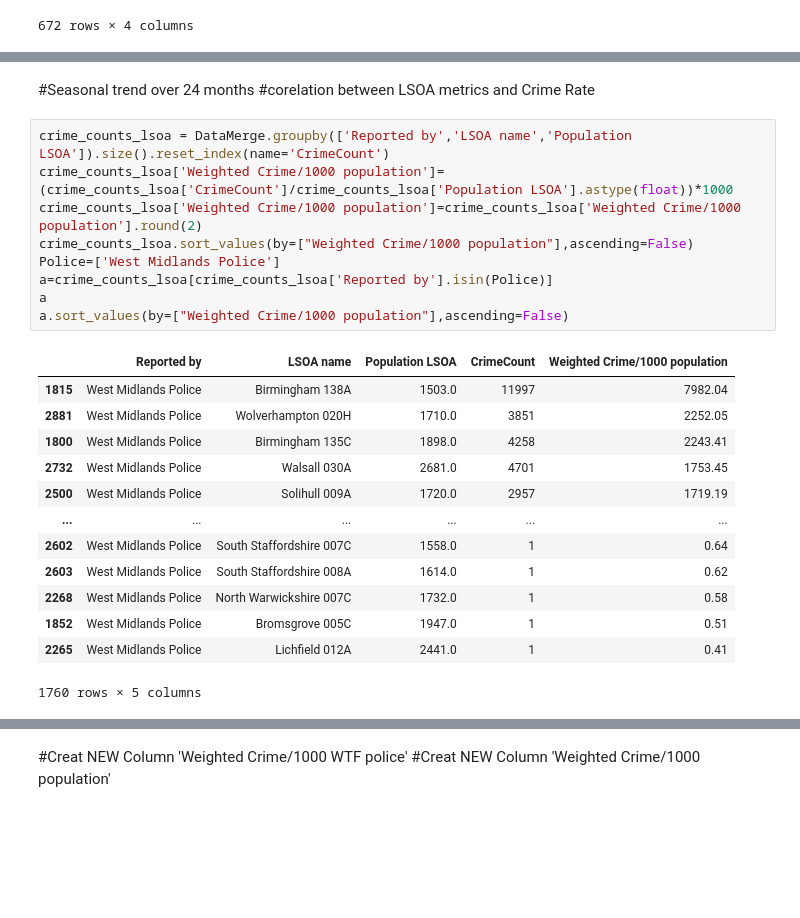
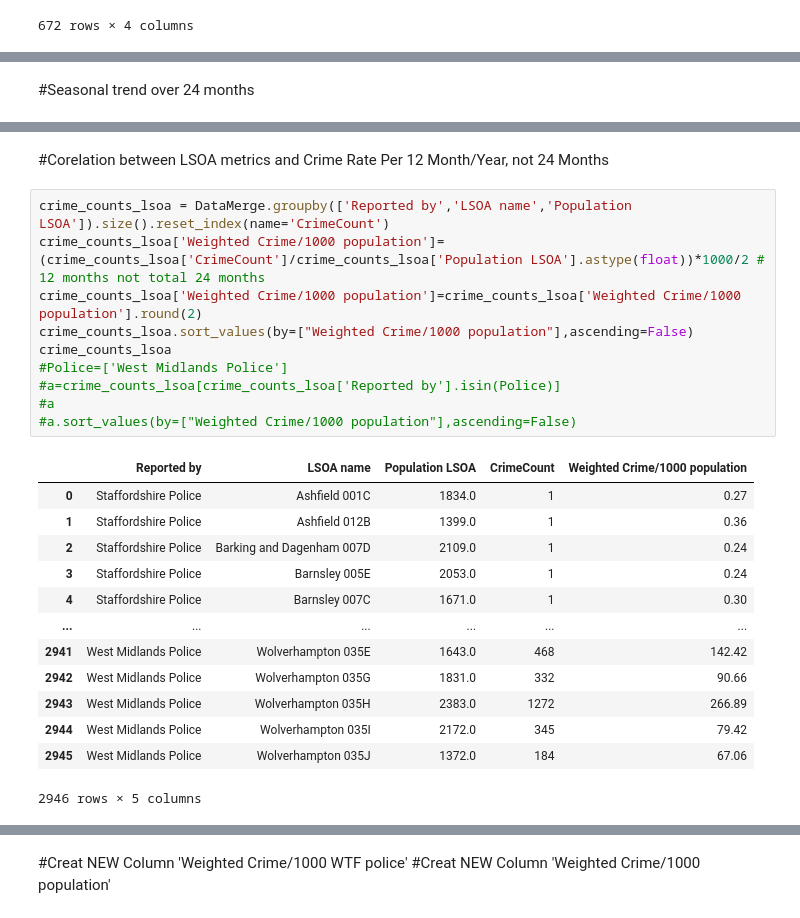
Before and after one commit to zhangwiki86-soton/L7---Data-Analysis-and-Visualisation, a Jupyter notebook: DRAFT Test Glob.ipynb, the cells around one changed output, grey strips where cells are left out. Saved outputs shown, nothing was run; the diff lists cells and outputs as text; blank space fills up the shorter version.

```diff
--- a/DRAFT Test Glob.ipynb
+++ b/DRAFT Test Glob.ipynb
@@ -503,6 +595,8 @@ crime_pipeline
 [interactive output not drawn]
 [interactive output not drawn]
 [interactive output not drawn]
+# %% [markdown]
+#Seasonal trend over 24 months
 # %%
 crime_plot=crime_pipeline.hvplot(x='Month', by='Crime type', y=yaxis_police, line_width=2, width=1000, height=500, title ="Crime over time")
 crime_plot
@@ -511,28 +605,28 @@ crime_plot
 [interactive output not drawn]
 [interactive output not drawn]
 # %% [markdown]
-#Seasonal trend over 24 months
-#corelation between LSOA metrics and Crime Rate
+#Corelation between LSOA metrics and Crime Rate Per 12 Month/Year, not 24 Months
 # %%
 crime_counts_lsoa = DataMerge.groupby(['Reported by','LSOA name','Population LSOA']).size().reset_index(name='CrimeCount')
-crime_counts_lsoa['Weighted Crime/1000 population']=(crime_counts_lsoa['CrimeCount']/crime_counts_lsoa['Population LSOA'].astype(float))*1000
+crime_counts_lsoa['Weighted Crime/1000 population']=(crime_counts_lsoa['CrimeCount']/crime_counts_lsoa['Population LSOA'].astype(float))*1000/2 # 12 months not total 24 months
 crime_counts_lsoa['Weighted Crime/1000 population']=crime_counts_lsoa['Weighted Crime/1000 population'].round(2)
 crime_counts_lsoa.sort_values(by=["Weighted Crime/1000 population"],ascending=False)
-Police=['West Midlands Police']
-a=crime_counts_lsoa[crime_counts_lsoa['Reported by'].isin(Police)]
-a
-a.sort_values(by=["Weighted Crime/1000 population"],ascending=False)
+crime_counts_lsoa
+#Police=['West Midlands Police']
+#a=crime_counts_lsoa[crime_counts_lsoa['Reported by'].isin(Police)]
+#a
+#a.sort_values(by=["Weighted Crime/1000 population"],ascending=False)
 # %% [output]
 |  | Reported by | LSOA name | Population LSOA | CrimeCount | Weighted Crime/1000 population |
-| 1815 | West Midlands Police | Birmingham 138A | 1503.0 | 11997 | 7982.04 |
-| 2881 | West Midlands Police | Wolverhampton 020H | 1710.0 | 3851 | 2252.05 |
-| 1800 | West Midlands Police | Birmingham 135C | 1898.0 | 4258 | 2243.41 |
-| 2732 | West Midlands Police | Walsall 030A | 2681.0 | 4701 | 1753.45 |
-| 2500 | West Midlands Police | Solihull 009A | 1720.0 | 2957 | 1719.19 |
+| 0 | Staffordshire Police | Ashfield 001C | 1834.0 | 1 | 0.27 |
+| 1 | Staffordshire Police | Ashfield 012B | 1399.0 | 1 | 0.36 |
+| 2 | Staffordshire Police | Barking and Dagenham 007D | 2109.0 | 1 | 0.24 |
+| 3 | Staffordshire Police | Barnsley 005E | 2053.0 | 1 | 0.24 |
+| 4 | Staffordshire Police | Barnsley 007C | 1671.0 | 1 | 0.30 |
 | ... | ... | ... | ... | ... | ... |
-| 2602 | West Midlands Police | South Staffordshire 007C | 1558.0 | 1 | 0.64 |
-| 2603 | West Midlands Police | South Staffordshire 008A | 1614.0 | 1 | 0.62 |
-| 2268 | West Midlands Police | North Warwickshire 007C | 1732.0 | 1 | 0.58 |
-| 1852 | West Midlands Police | Bromsgrove 005C | 1947.0 | 1 | 0.51 |
-| 2265 | West Midlands Police | Lichfield 012A | 2441.0 | 1 | 0.41 |
+| 2941 | West Midlands Police | Wolverhampton 035E | 1643.0 | 468 | 142.42 |
+| 2942 | West Midlands Police | Wolverhampton 035G | 1831.0 | 332 | 90.66 |
+| 2943 | West Midlands Police | Wolverhampton 035H | 2383.0 | 1272 | 266.89 |
+| 2944 | West Midlands Police | Wolverhampton 035I | 2172.0 | 345 | 79.42 |
+| 2945 | West Midlands Police | Wolverhampton 035J | 1372.0 | 184 | 67.06 |
-1760 rows × 5 columns
+2946 rows × 5 columns
```
Also changed, not shown: parts of 18 cells of this notebook.
